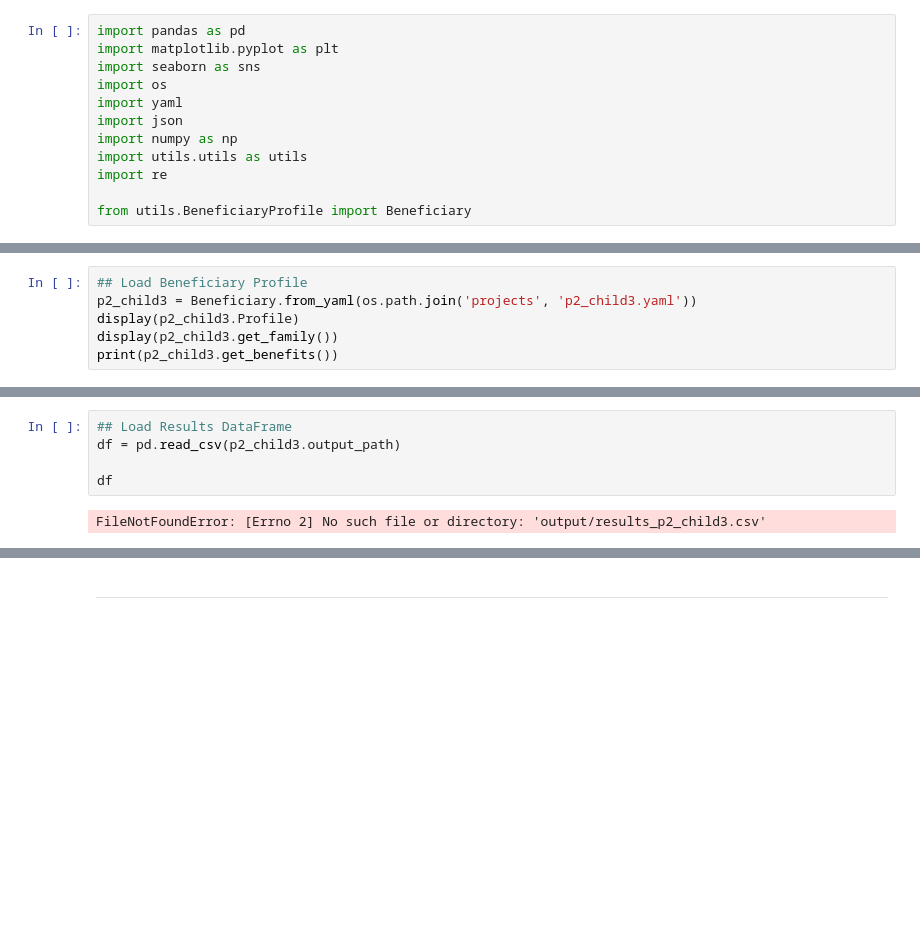
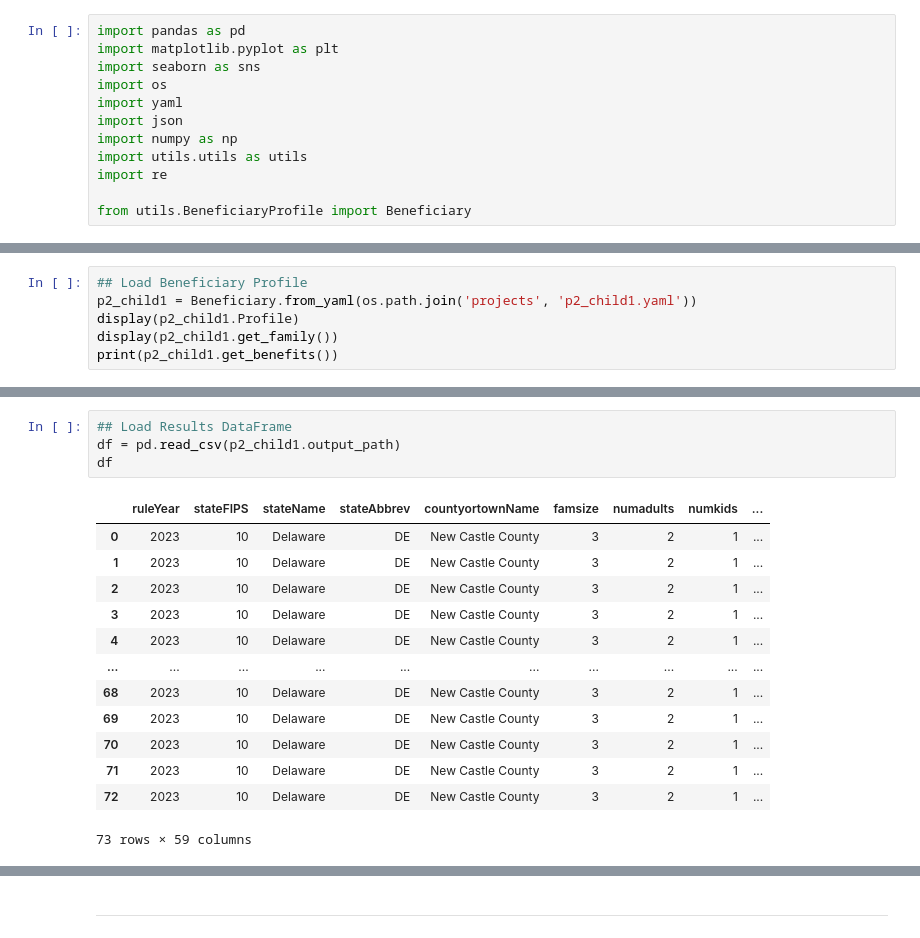
Before and after one commit to apsocarras/policy-rules-database, a Jupyter notebook: identify-cliffs.ipynb, the cells around one changed output, grey strips where cells are left out. Cells and saved outputs as stored; diff of their text form; blank space fills up the shorter version.

```diff
--- a/identify-cliffs.ipynb
+++ b/identify-cliffs.ipynb
@@ -19,10 +19,10 @@ from utils.BeneficiaryProfile import Beneficiary
 * Compare vs the cliff points on the main plot
 # %%
 ## Load Beneficiary Profile
-p2_child3 = Beneficiary.from_yaml(os.path.join('projects', 'p2_child3.yaml'))
-display(p2_child3.Profile)
-display(p2_child3.get_family())
-print(p2_child3.get_benefits())
+p2_child1 = Beneficiary.from_yaml(os.path.join('projects', 'p2_child1.yaml'))
+display(p2_child1.Profile)
+display(p2_child1.get_family())
+print(p2_child1.get_benefits())
 # %% [output]
 {'ruleYear': [2023],
  'Year': [2023],
@@ -71,7 +87,18 @@ There were 13 warnings (use warnings() to see them)
 # %%
 ## Load Results DataFrame
-df = pd.read_csv(p2_child3.output_path)
-
+df = pd.read_csv(p2_child1.output_path)
 df
 # %% [output]
+|  | ruleYear | stateFIPS | stateName | stateAbbrev | countyortownName | famsize | numadults | numkids | ... |
+| 0 | 2023 | 10 | Delaware | DE | New Castle County | 3 | 2 | 1 | ... |
+| 1 | 2023 | 10 | Delaware | DE | New Castle County | 3 | 2 | 1 | ... |
+| 2 | 2023 | 10 | Delaware | DE | New Castle County | 3 | 2 | 1 | ... |
+| 3 | 2023 | 10 | Delaware | DE | New Castle County | 3 | 2 | 1 | ... |
+| 4 | 2023 | 10 | Delaware | DE | New Castle County | 3 | 2 | 1 | ... |
+| ... | ... | ... | ... | ... | ... | ... | ... | ... | ... |
+| 68 | 2023 | 10 | Delaware | DE | New Castle County | 3 | 2 | 1 | ... |
+| 69 | 2023 | 10 | Delaware | DE | New Castle County | 3 | 2 | 1 | ... |
+| 70 | 2023 | 10 | Delaware | DE | New Castle County | 3 | 2 | 1 | ... |
+| 71 | 2023 | 10 | Delaware | DE | New Castle County | 3 | 2 | 1 | ... |
+| 72 | 2023 | 10 | Delaware | DE | New Castle County | 3 | 2 | 1 | ... |
-FileNotFoundError: [Errno 2] No such file or directory: 'output/results_p2_child3.csv'
+73 rows × 59 columns
```
Also changed, not shown: parts of 5 cells of this notebook.
